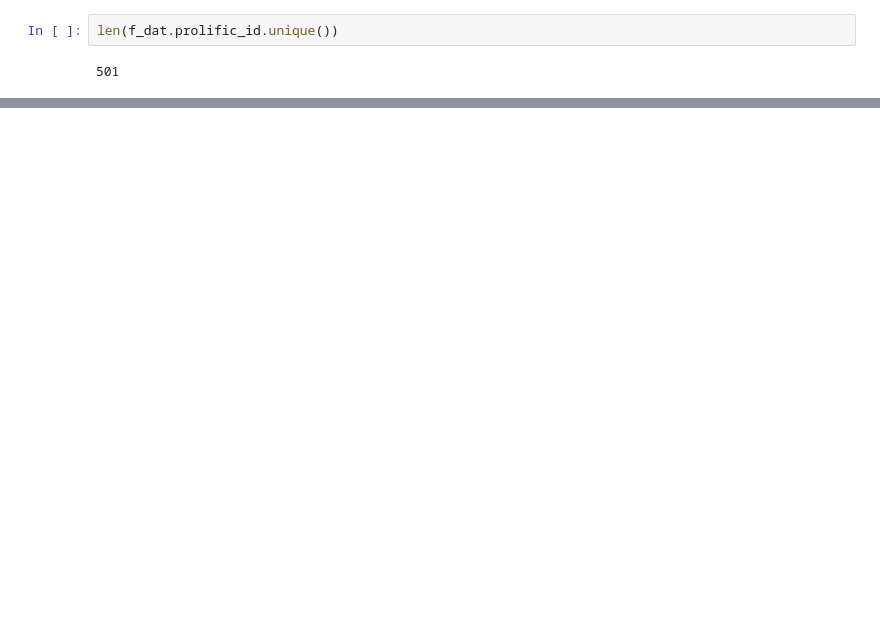
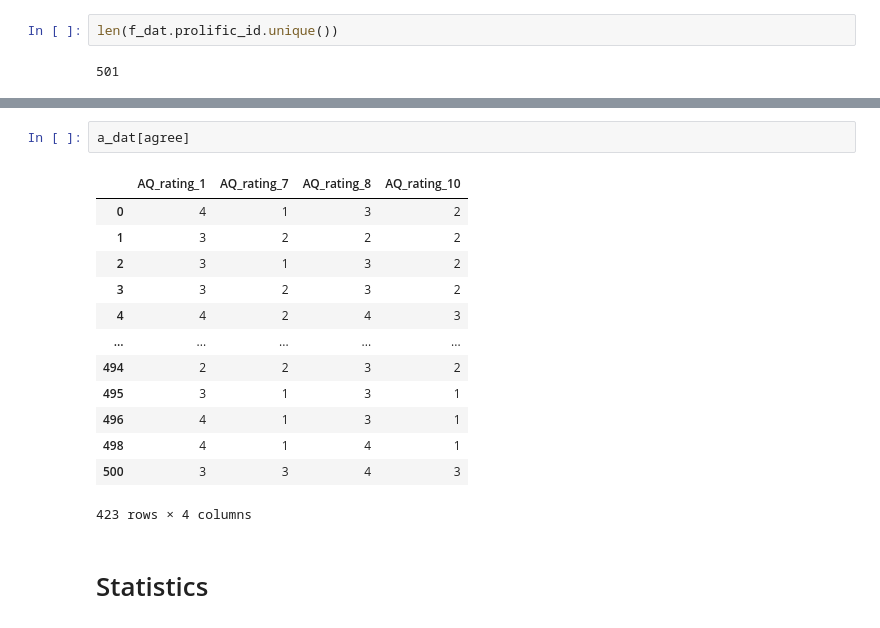
Before and after one commit to BryanGonzalez262/KnowledgeBeliefASD, a Jupyter notebook: analysis/pilot_analysis.ipynb, the cells around one changed output, grey strips where cells are left out. Saved outputs shown, nothing was run; the diff lists cells and outputs as text; blank space fills up the shorter version.

```diff
--- a/analysis/pilot_analysis.ipynb
+++ b/analysis/pilot_analysis.ipynb
@@ -124,0 +304,18 @@ len(f_dat.prolific_id.unique())
+# %%
+a_dat[agree]
+# %% [output]
+|  | AQ_rating_1 | AQ_rating_7 | AQ_rating_8 | AQ_rating_10 |
+| 0 | 4 | 1 | 3 | 2 |
+| 1 | 3 | 2 | 2 | 2 |
+| 2 | 3 | 1 | 3 | 2 |
+| 3 | 3 | 2 | 3 | 2 |
+| 4 | 4 | 2 | 4 | 3 |
+| ... | ... | ... | ... | ... |
+| 494 | 2 | 2 | 3 | 2 |
+| 495 | 3 | 1 | 3 | 1 |
+| 496 | 4 | 1 | 3 | 1 |
+| 498 | 4 | 1 | 4 | 1 |
+| 500 | 3 | 3 | 4 | 3 |
+423 rows × 4 columns
+# %% [markdown]
+# Statistics
```
Also changed, not shown: parts of 18 cells of this notebook.
